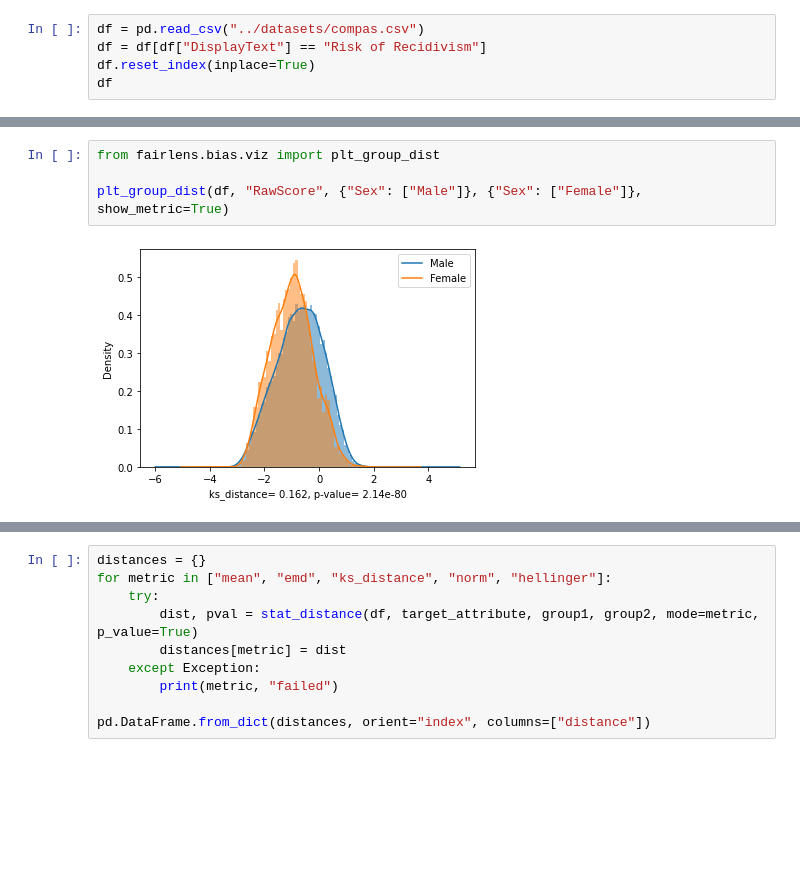
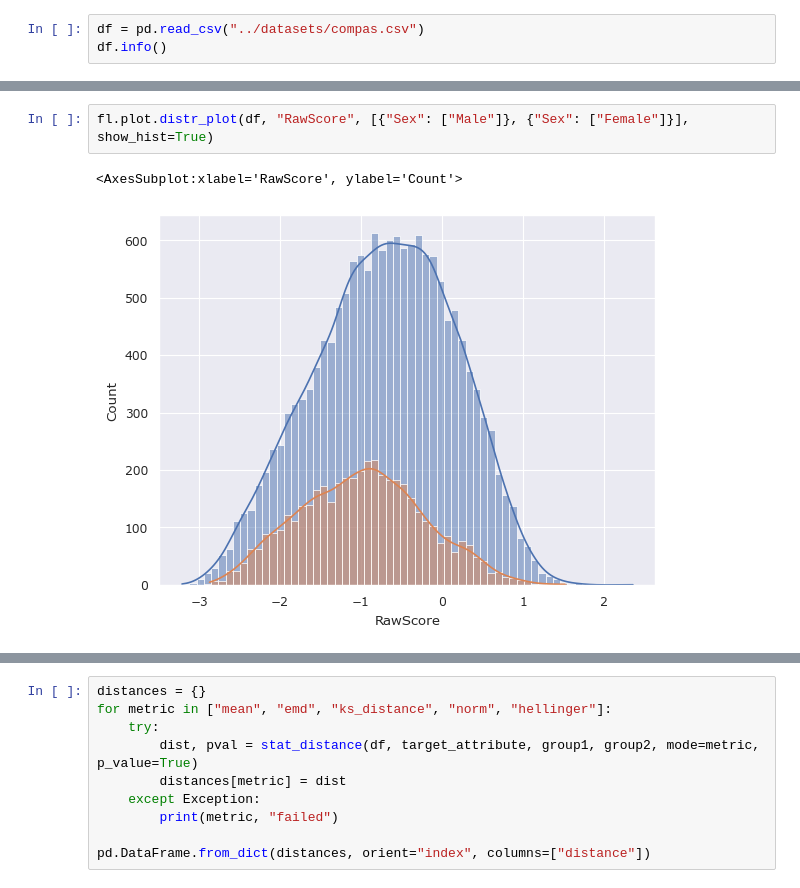
Before and after one commit to synthesized-io/fairlens, a Jupyter notebook: notebooks/compas.ipynb, the cells around one changed output, grey strips where cells are left out. Drawn from its saved outputs; the diff is of its cells as text; blank space fills up the shorter version.

```diff
--- a/notebooks/compas.ipynb
+++ b/notebooks/compas.ipynb
@@ -4,6 +4,4 @@ import pandas as pd
 # %%
 df = pd.read_csv("../datasets/compas.csv")
-df = df[df["DisplayText"] == "Risk of Recidivism"]
-df.reset_index(inplace=True)
-df
+df.info()
 # %% [output]
@@ -68,7 +43,6 @@ plt.show()
 # %%
-from fairlens.bias.viz import plt_group_dist
-
-plt_group_dist(df, "RawScore", {"Sex": ["Male"]}, {"Sex": ["Female"]}, show_metric=True)
+fl.plot.distr_plot(df, "RawScore", [{"Sex": ["Male"]}, {"Sex": ["Female"]}], show_hist=True)
 # %% [output]
+<AxesSubplot:xlabel='RawScore', ylabel='Count'>
-[figure, old version]
+[figure, new version]
 # %%
```
Also changed, not shown: parts of 10 cells of this notebook, 2 other files.
